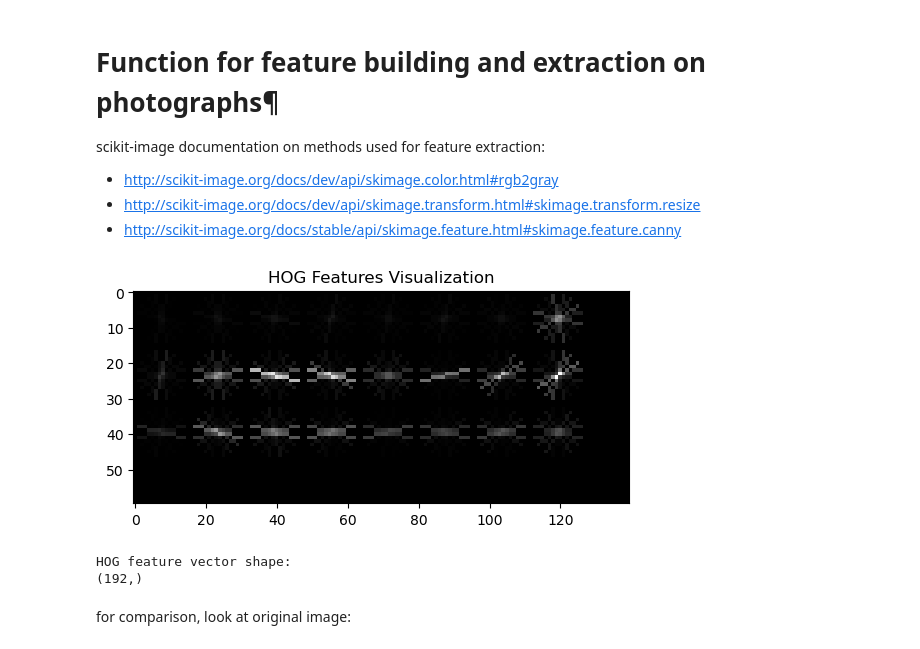
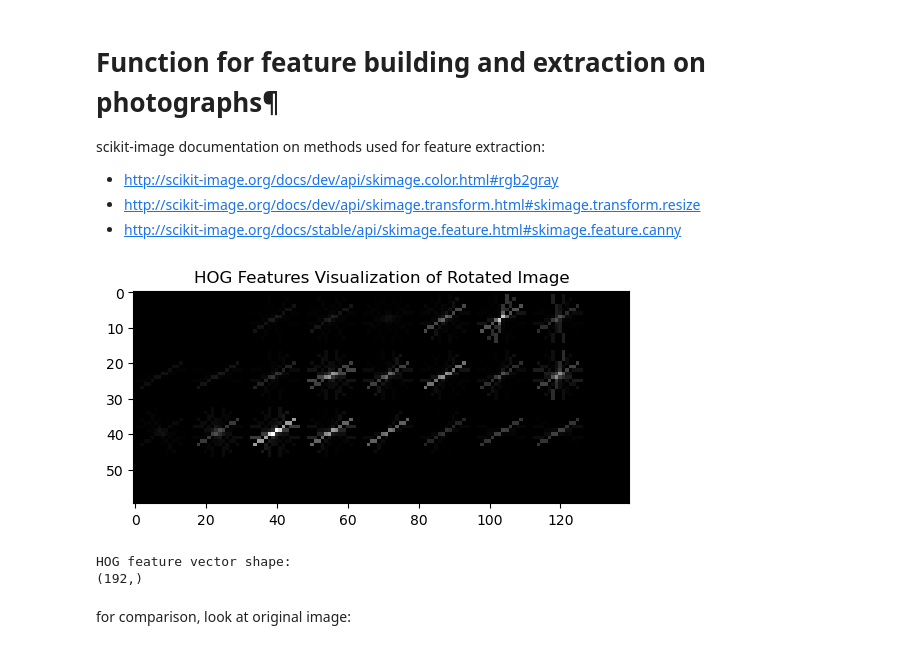
Before and after one commit to herson-xyz-labs/MFADT-Machine-Learning---Jupyter-Notebook, a Jupyter notebook: MFADT Machine Learning Class/Final Assignment 2/Iteration 0/planeimages_first_full_iteration.ipynb, the cells around one changed output. Drawn from its saved outputs; the diff is of its cells as text; code cells hidden in the pictures.

```diff
--- a/MFADT Machine Learning Class/Final Assignment 2/Iteration 0/planeimages_first_full_iteration.ipynb
+++ b/MFADT Machine Learning Class/Final Assignment 2/Iteration 0/planeimages_first_full_iteration.ipynb
@@ -51,30 +51,31 @@ dims = (60, 140) # 25% of the original size, 525 pixels
 # %%
 def image_manipulation(imname, imgs_path, angle, imview=False):
     warnings.filterwarnings('ignore')
     imname = f"{imgs_path}{imname}.png"
     img_raw = io.imread(imname, as_gray=True)
     downscaled = transform.resize(img_raw, dims)  # Downscale image
 
-    # Extract HOG features and visualization image
-    hog_features, hog_image = feature.hog(downscaled, orientations=8, pixels_per_cell=(16, 16),
+    rotated = transform.rotate(downscaled, angle)
+
+    hog_features, hog_image = feature.hog(rotated, orientations=8, pixels_per_cell=(16, 16),
                                           cells_per_block=(1, 1), visualize=True, block_norm='L2-Hys')
 
-    # Display the HOG visualization image if imview is True
     if imview:
         plt.imshow(hog_image, cmap='gray')
-        plt.title('HOG Features Visualization')
+        plt.title('HOG Features Visualization of Rotated Image')
         plt.show()
 
     warnings.filterwarnings('always')
 
-    return hog_features  # Returns the HOG feature vector
+    return hog_features
 
 # Test the function
+# Make sure to replace 'ci_path' with the actual path to your images before running
 test_features = image_manipulation('2017-08-25T23+24+13_390Z', ci_path, 30, True)
 print('HOG feature vector shape: ')
 print(test_features.shape)
 # %% [output]
-[figure, old version]
+[figure, new version]
 HOG feature vector shape:
 (192,)
 # %% [markdown]
```
Also changed, not shown: parts of 6 cells of this notebook, 4 other files.
